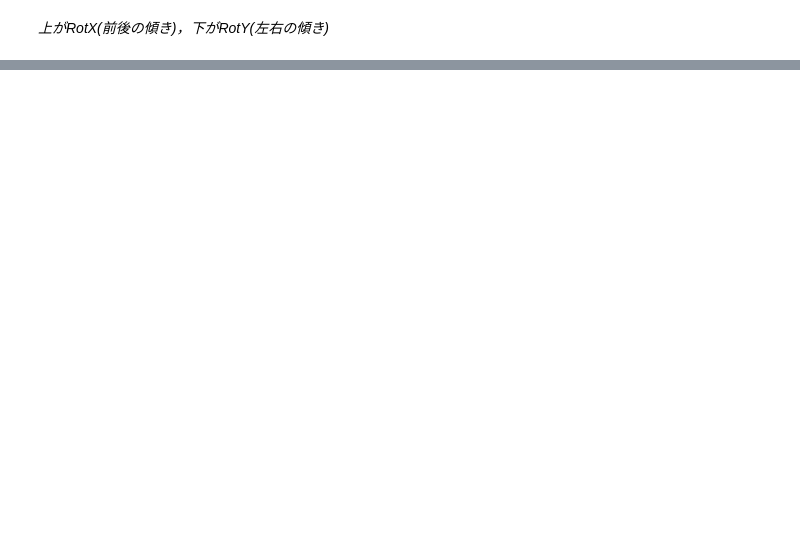
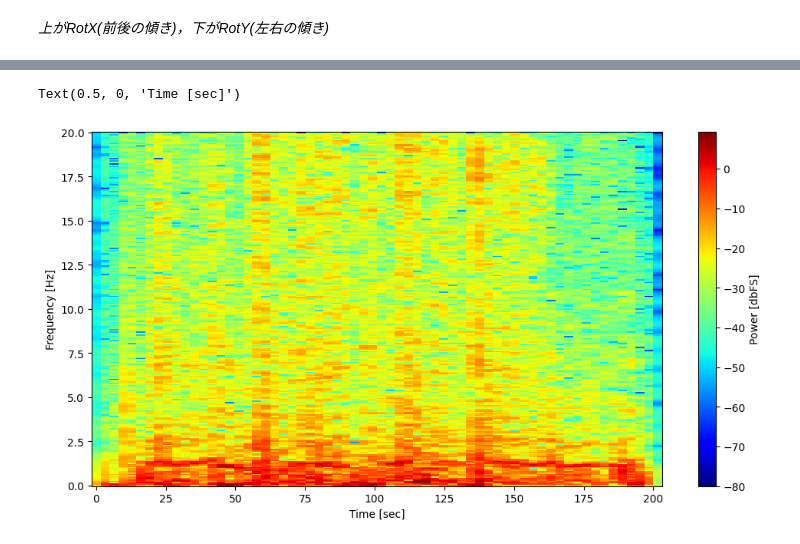
Before and after one commit to yasyamauchi/education, a Jupyter notebook: m5Stack_IMU2025.ipynb, the cells around one changed output, grey strips where cells are left out. Cells and saved outputs as stored; diff of their text form; code cells hidden in the pictures; blank space fills up the shorter version.

```diff
--- a/m5Stack_IMU2025.ipynb
+++ b/m5Stack_IMU2025.ipynb
@@ -85,3 +118,29 @@ plt.show()
+# %%
+# 参考：https://nettyukobo.com/python_scipy_signal_spectrogram/
+
+# 窓関数作成
+win = signal.windows.hann(512)  # 窓関数
+
+# スぺクトログラム作成
+SFT = signal.ShortTimeFFT(win, hop=128, fs=samplerate, fft_mode='onesided2X', scale_to='magnitude')
+Sxx = SFT.spectrogram(RotX)
+Sxx_dB = 10 * np.log10(np.fmax(Sxx, 1e-8))
+
+# 時間軸と周波数軸の作成
+N_t = np.arange(Sxx.shape[1])
+t = SFT.delta_t * N_t
+f = SFT.f
+
+# グラフ作成
+fig = plt.figure(figsize=(12,6))
+plt.pcolormesh(t, f, Sxx_dB, cmap="jet")
+plt.colorbar(label="Power [dbFS]")
+plt.ylabel('Frequency [Hz]')
+plt.xlabel('Time [sec]')
+# plt.savefig("spectrogram1.png")
+# %% [output]
+Text(0.5, 0, 'Time [sec]')
+[figure, added]
 # %%
 # 参考：https://phst.hateblo.jp/entry/2019/09/20/144954
 fig, axes = plt.subplots(nrows=2, ncols=1, sharex=True, figsize=(10, 12))
```
Also changed, not shown: parts of 5 cells of this notebook.
